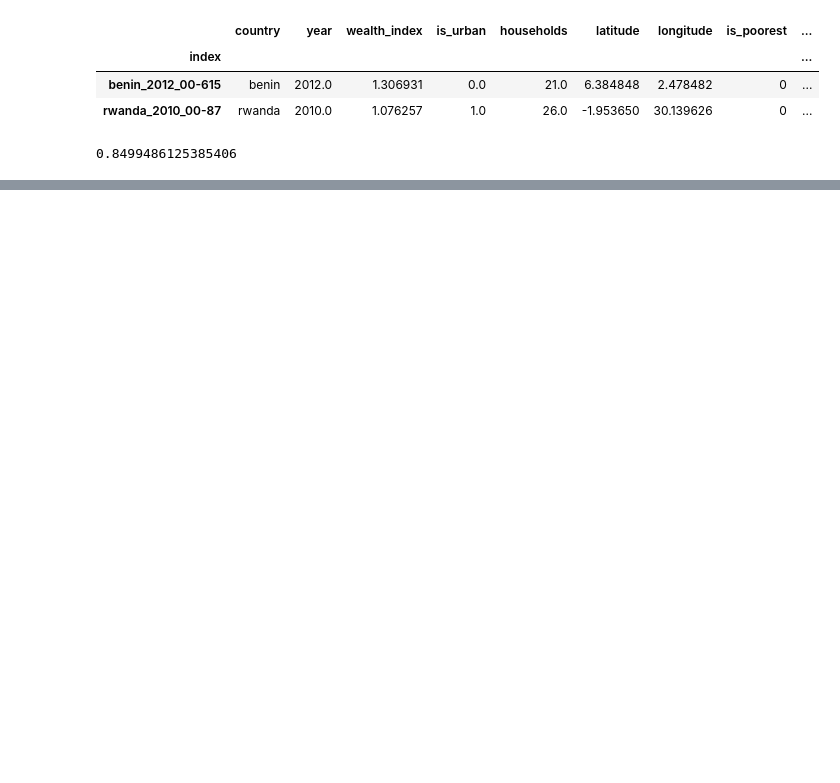
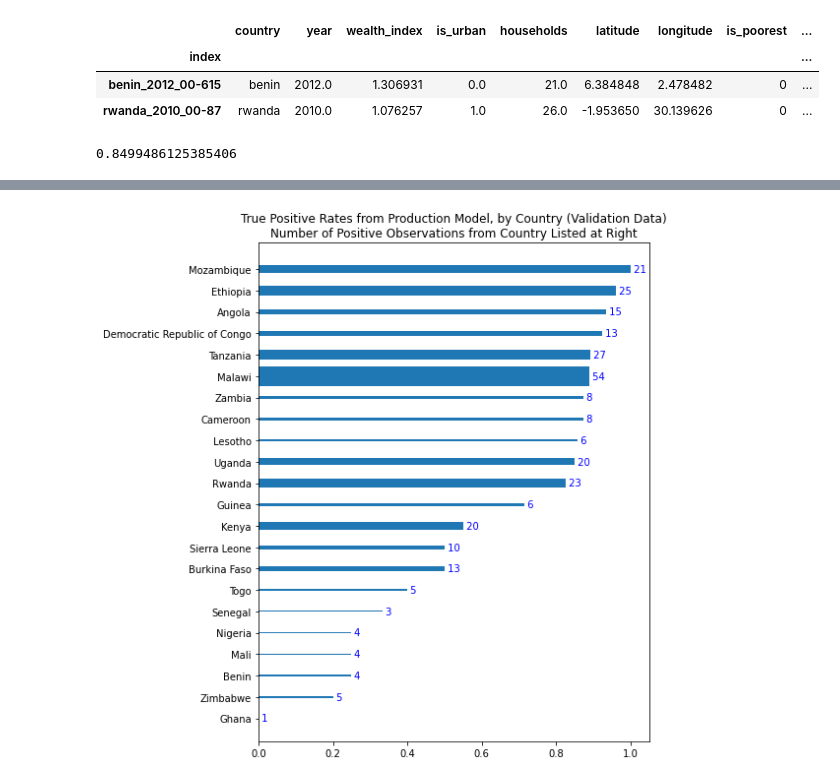
Before and after one commit to simonlazarus/Predicting-Poverty-with-Satellite-Images, a Jupyter notebook: code/06_final_modeling.ipynb, the cells around one changed output, grey strips where cells are left out. Cells and saved outputs as stored; diff of their text form; code cells hidden in the pictures; blank space fills up the shorter version.

```diff
--- a/code/06_final_modeling.ipynb
+++ b/code/06_final_modeling.ipynb
@@ -564,0 +820,18 @@ false_negatives = val[(val['is_poorest']==1) & (val['model_preds']==0)]
+# %%
+#Plot the true positives
+fig, ax = plt.subplots(1,1,figsize=(8,8))
+
+ax.barh( np.linspace(1, num_pos_countries, num_pos_countries),
+        tp_rates,
+        height = [x*5 for x in tp_widths],
+        tick_label = tp_labels
+        )
+ax.set_title('True Positive Rates from Production Model, by Country (Validation Data)\nNumber of Positive Observations from Country Listed at Right');
+
+for i, (v, x) in enumerate(zip(tp_country_counts, tp_rates)):
+    ax.text(x, i+1, " "+str(v), color='blue', va='center')
+
+plt.tight_layout();
+plt.savefig('../presentation_images/true_positives_by_country.png');
+# %% [output]
+[figure, added]
```
Also changed, not shown: parts of 98 cells of this notebook.
